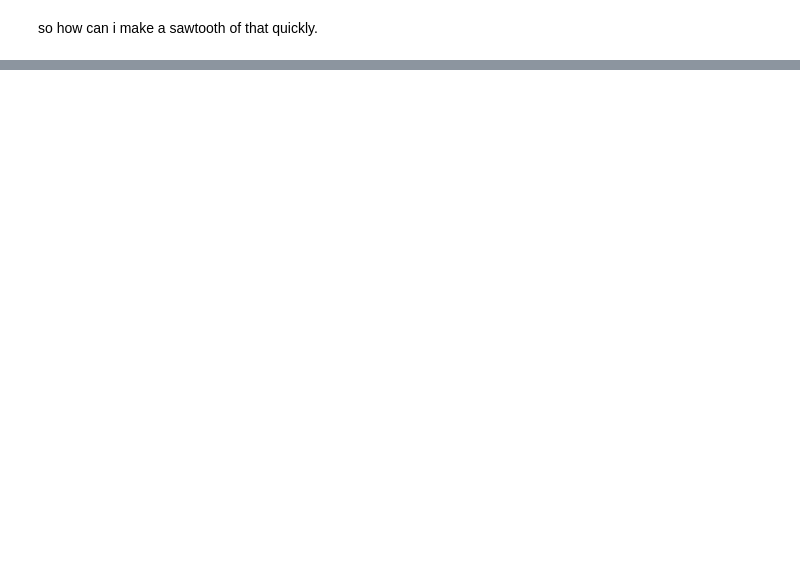
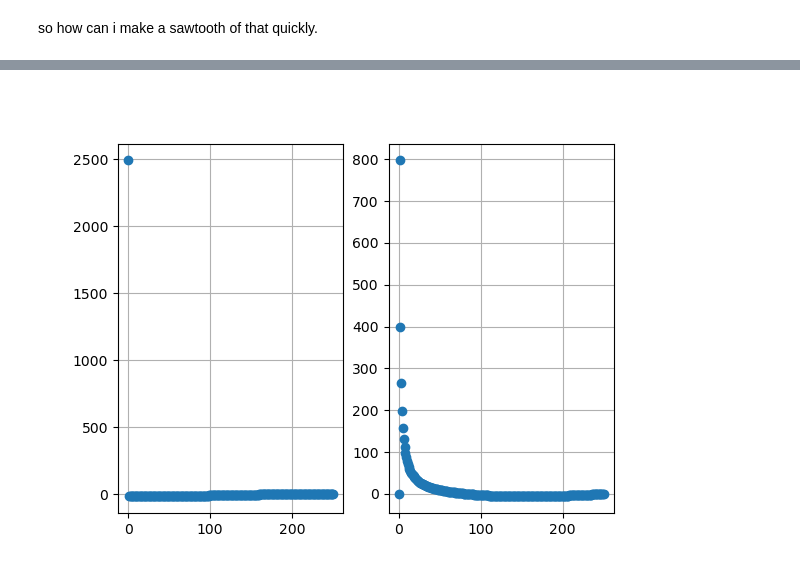
Before and after one commit to ehremington/390-2025-fall, a Jupyter notebook: develop/day38-prep.ipynb, the cells around one changed output, grey strips where cells are left out. Drawn from its saved outputs; the diff is of its cells as text; code cells hidden in the pictures; blank space fills up the shorter version.

```diff
--- a/develop/day38-prep.ipynb
+++ b/develop/day38-prep.ipynb
@@ -32,0 +30,13 @@ ax1.plot(x,saw(x))
+# %%
+c = np.fft.rfft(y)
+y1 = np.fft.irfft(c)
+c2 = np.fft.fft(y)
+y2 = np.fft.ifft(c2)
+# %%
+fig2, (ax2, ax3) = plt.subplots(1,2)
+ax2.plot(c.real, 'o')
+ax3.plot(c.imag, 'o')
+ax2.grid()
+ax3.grid()
+# %% [output]
+[figure, added]
```
Also changed, not shown: parts of 5 cells of this notebook, 4 other files.
